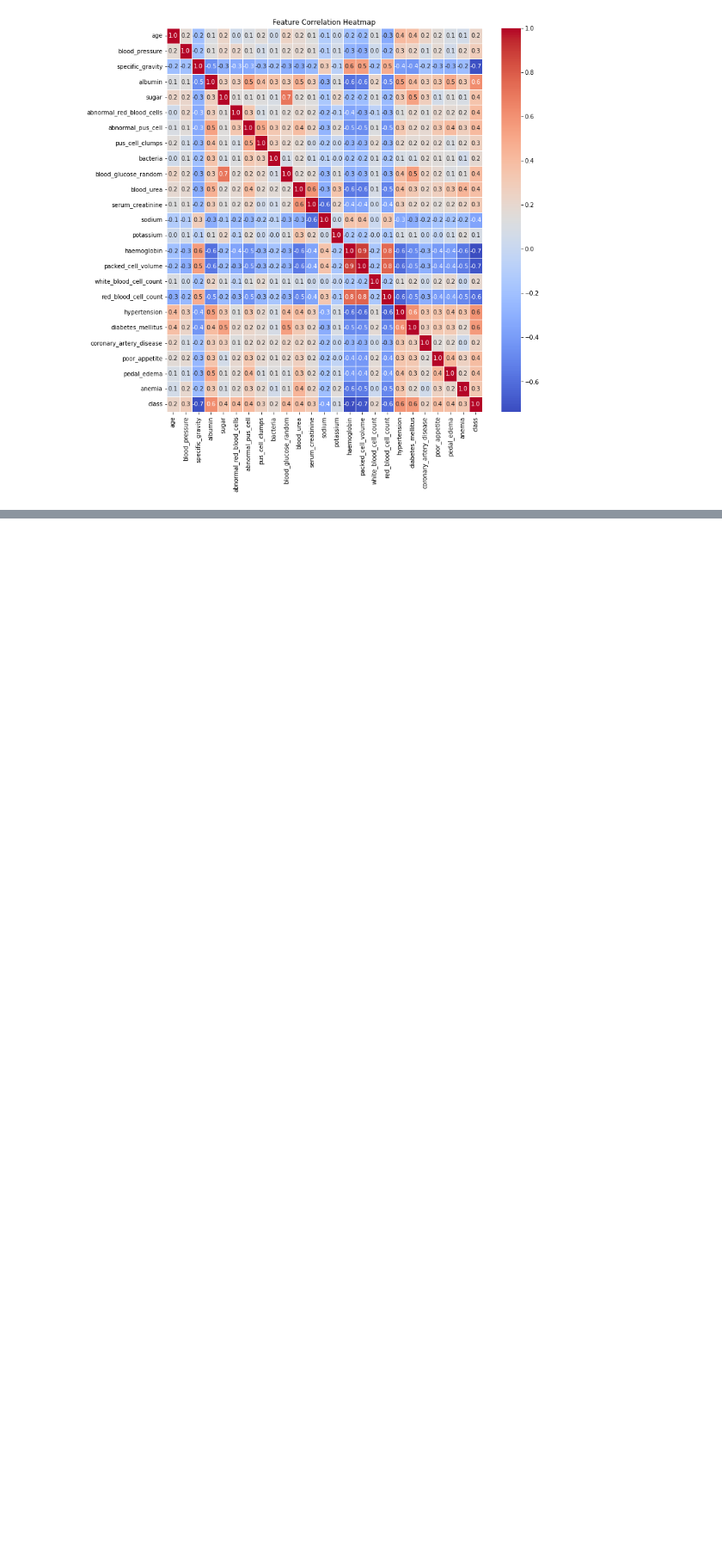
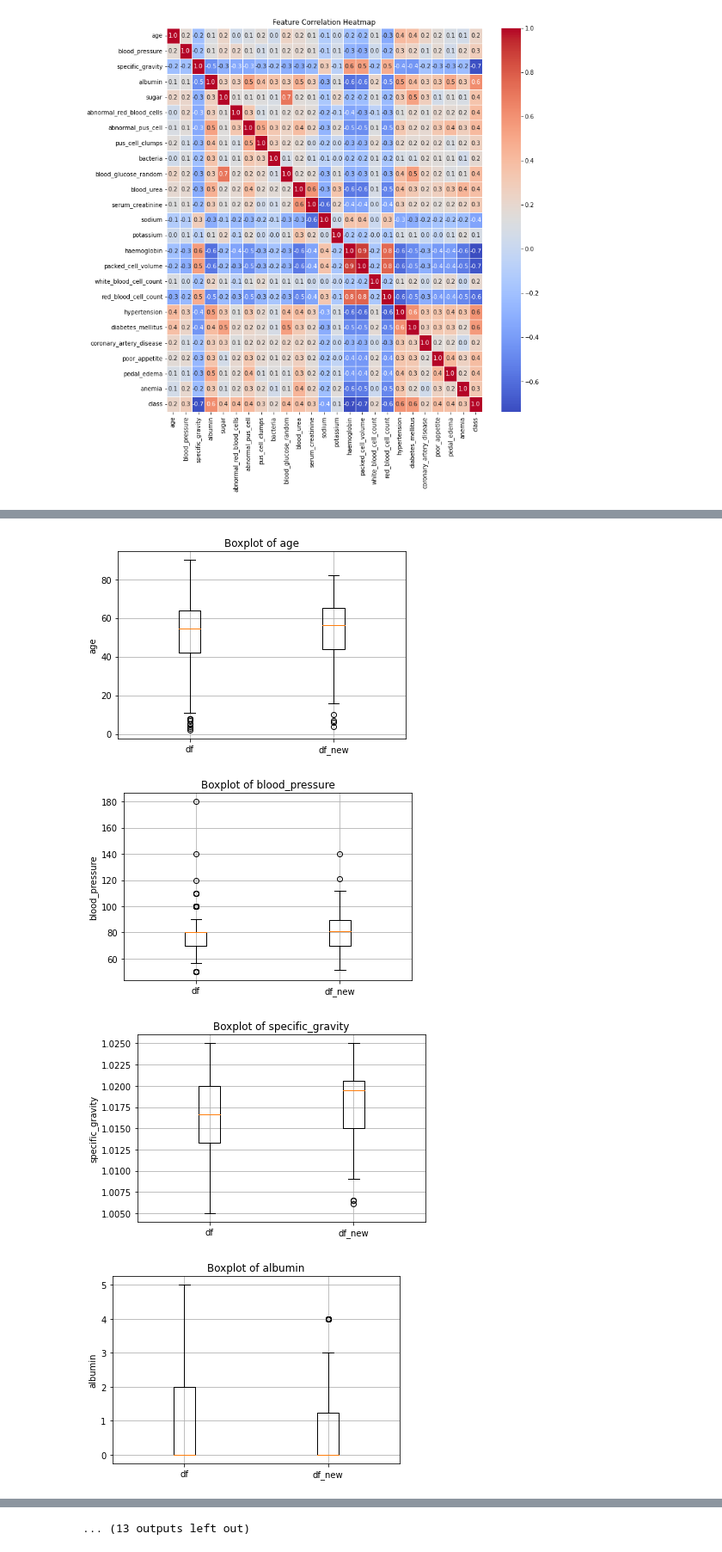
Before and after one commit to jeff-d-wang/CKD_Predictor, a Jupyter notebook: data_cleanup.ipynb, the cells around one changed output, grey strips where cells are left out. Shown: that part at 86% size. Drawn from its saved outputs; the diff is of its cells as text; code cells hidden in the pictures; blank space fills up the shorter version.

```diff
--- a/data_cleanup.ipynb
+++ b/data_cleanup.ipynb
@@ -285,0 +311,15 @@ array([[<AxesSubplot:title={'center':'age'}>,
+# %%
+common_cols = df_clean.select_dtypes(include=[np.number]).columns.intersection(df_new_samples.columns)
+
+for col in common_cols:
+    plt.figure(figsize=(6, 4))
+    plt.boxplot([df_clean[col].dropna(), df_new_samples[col].dropna()], labels=['df', 'df_new'])
+    plt.title(f'Boxplot of {col}')
+    plt.ylabel(col)
+    plt.grid(True)
+    plt.show()
+# %% [output]
+[figure, added]
+[figure, added]
+[figure, added]
+[figure, added]
@@ -285,0 +334 @@ array([[<AxesSubplot:title={'center':'age'}>,
+... (13 outputs left out)
```
Also changed, not shown: parts of 14 cells of this notebook, 2 other files.
